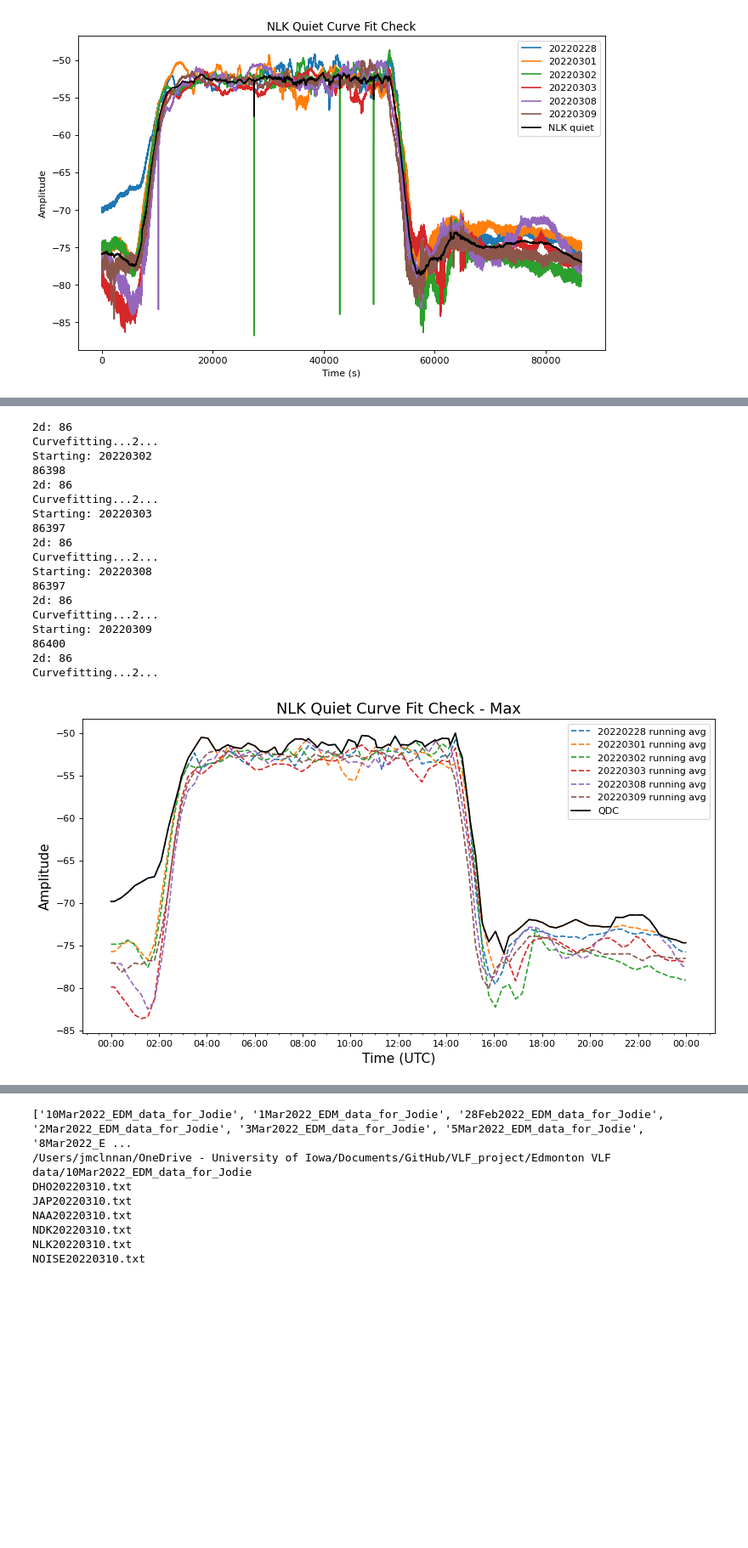
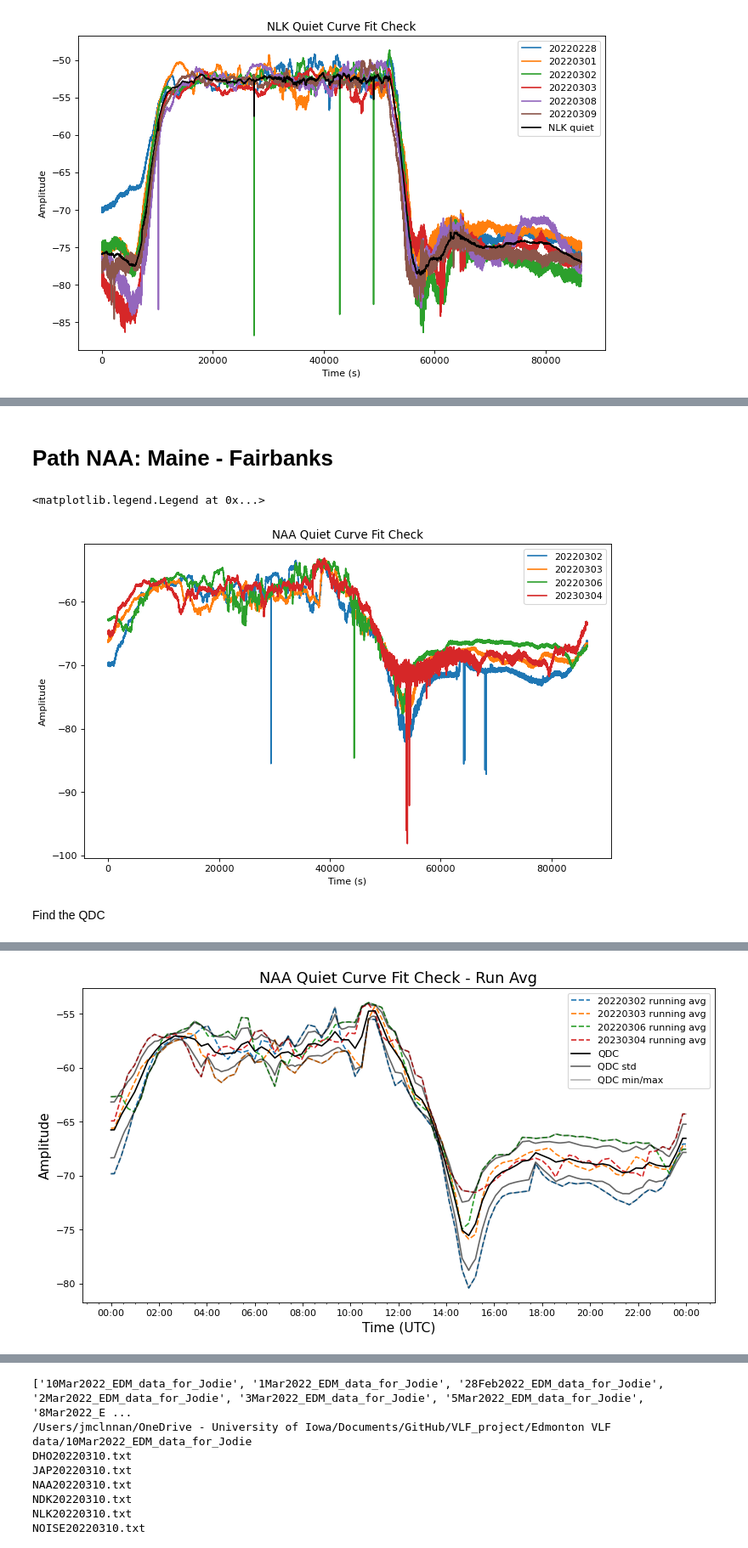
Before and after one commit to jodiejmclennan/VLF_project, a Jupyter notebook: VLF-LAMP-analysis.ipynb, the cells around one changed output, grey strips where cells are left out. Shown at 85% size. Drawn from its saved outputs; the diff is of its cells as text; code cells hidden in the pictures; blank space fills up the shorter version.

```diff
--- a/VLF-LAMP-analysis.ipynb
+++ b/VLF-LAMP-analysis.ipynb
@@ -463,14 +737,38 @@ from matplotlib.ticker import MultipleLocator
+# %% [markdown]
+# Path NAA: Maine - Fairbanks
+# %%
+# check the fit of the quiet days
+pathcheck = 'NAA'
+plt.figure(figsize=(10,6),dpi=80)
+for key in quietdict.keys():
+    if key[:3] == pathcheck and quietdayflag[paths.index(key)] == 1:
+        day = key[3:]
+        time = quietdict[key]['time']
+        amplitude = quietdict[key]['amplitude']
+        plt.plot(time, amplitude, label=day)
+
+#plt.plot(qdc_dict[pathcheck]['time'], qdc_dict[pathcheck]['amplitude'],'k', label=pathcheck+' quiet')
+
+plt.xlabel('Time (s)')
+plt.ylabel('Amplitude')
+plt.title(pathcheck+' Quiet Curve Fit Check')
+plt.legend()
+# %% [output]
+<matplotlib.legend.Legend at 0x...>
+[figure, added]
+# %% [markdown]
+Find the QDC
 # %%
-# NLK QDC -  with multiple methods to find a QDC
-
+# NAA QDC -  running average QDC (other methods kept but commented out)
+pathcheck = 'NAA'
+pathindex = pathnames.index(pathcheck)
 bintime = 1000 # bin size for the running boxcar average
 qdc_dict_v2 = {}
 time_dt = [dt.datetime(2022,3,1,0,0,0)+i*timedelta(seconds=1) for i in np.arange(86400)] # set datetime array for all seconds in 1 day
-qdcs = np.zeros((len(quietdays[0]),86400)) # large array to fit all the quiet day interpolated data into
+qdcs = np.zeros((len(quietdays[pathindex]),86400)) # large array to fit all the quiet day interpolated data into
 sum_amp_cf = 0 # set averaging varable for straight line QDC
 sum_amp_avg = 0 # set averaging variable for average of the running averages QDC
 days = 0
-pathcheck = 'NLK'
 fig, ax1 = plt.subplots(figsize=(12,6),dpi=80)
 for key in quietdict.keys():
     if key[:3] == pathcheck and quietdayflag[paths.index(key)] == 1:
@@ -519,7 +817,7 @@ for key in quietdict.keys():
         curvefit_amp = NLK_qdc_v2(time_interp, *popt)
         sum_amp_cf += curvefit_amp
 
-        # average together the interpolated running averages
+        # average together the interpolated running averages -- take median?
         sum_amp_avg += amp_interp
 
         # incr day counter
@@ -536,20 +834,40 @@ for i in np.arange(len(qdcs[0])):
     max_amp.append(maxvalue)
 max_amp = np.asarray(max_amp)
 
+# find variability in running average QDC
+runavg_std = []
+runavg_minmax = []
+for i in np.arange(len(qdcs[0])):
+    std_pertime = np.std(qdcs[:,i])
+    runavg_std.append(std_pertime)
+    minmax_pertime = [avg_amp_avg[i]-np.min(qdcs[:,i]), np.max(qdcs[:,i])-avg_amp_avg[i]]
+    runavg_minmax.append(minmax_pertime)
+
+runavg_std = np.asarray(runavg_std)
+runavg_minmax = np.asarray(runavg_minmax)
+
 
 # save to new QDC dictionary
 qdc_dict_v2[pathcheck] = {'time_interp':time_interp, 'amplitude_curvefit':avg_amp_cf, 'time_dt':time_dt}
 qdc_dict_v2[pathcheck].update({'amplitude_runavg':avg_amp_avg})
 qdc_dict_v2[pathcheck].update({'amplitude_max':max_amp})
+qdc_dict_v2[pathcheck].update({'std_runavg': runavg_std})
+qdc_dict_v2[pathcheck].update({'minmax_runavg': runavg_minmax})
 
 #plt.plot(qdc_dict[pathcheck]['time'], qdc_dict[pathcheck]['amplitude'],'k', label=pathcheck+' avged quiet days')
 ax1.plot(time_dt, avg_amp_avg,'k',label='QDC')
 #ax1.plot(time_dt, avg_amp_cf,'k',label='QDC')
-#ax1.plot(time_dt, max_amp,'k',label='QDC')
+#ax1.plot(time_dt, max_amp,'k',label='QDC max')
+
+# plot variability
+ax1.plot(time_dt, runavg_std+avg_amp_avg,'k-', alpha = 0.6, label='QDC std' )
+ax1.plot(time_dt, avg_amp_avg-runavg_std,'k-', alpha = 0.6)
+ax1.plot(time_dt, runavg_minmax[:,1]+avg_amp_avg,'k-', alpha = 0.3, label='QDC min/max' ) # max
+ax1.plot(time_dt, -runavg_minmax[:,0]+avg_amp_avg,'k-', alpha = 0.3) # min
 
 #ax1.set_xlabel('Time (s)')
 ax1.set_ylabel('Amplitude', fontsize = 14)
-plt.title(pathcheck+' Quiet Curve Fit Check - Max', fontsize = 16)
+plt.title(pathcheck+' Quiet Curve Fit Check - Run Avg', fontsize = 16)
 #plt.legend(loc='center right', bbox_to_anchor=(1.05, 0.75))
 plt.legend()
 
@@ -573,19 +901 @@ Starting: 20220301
-2d: 86
-Curvefitting...2...
-Starting: 20220302
-86398
-2d: 86
-Curvefitting...2...
-Starting: 20220303
-86397
-2d: 86
-Curvefitting...2...
-Starting: 20220308
-86397
-2d: 86
-Curvefitting...2...
-Starting: 20220309
-86400
-2d: 86
-Curvefitting...2...
-[figure, old version]
+[figure, new version]
```
Also changed, not shown: parts of 20 cells of this notebook.
